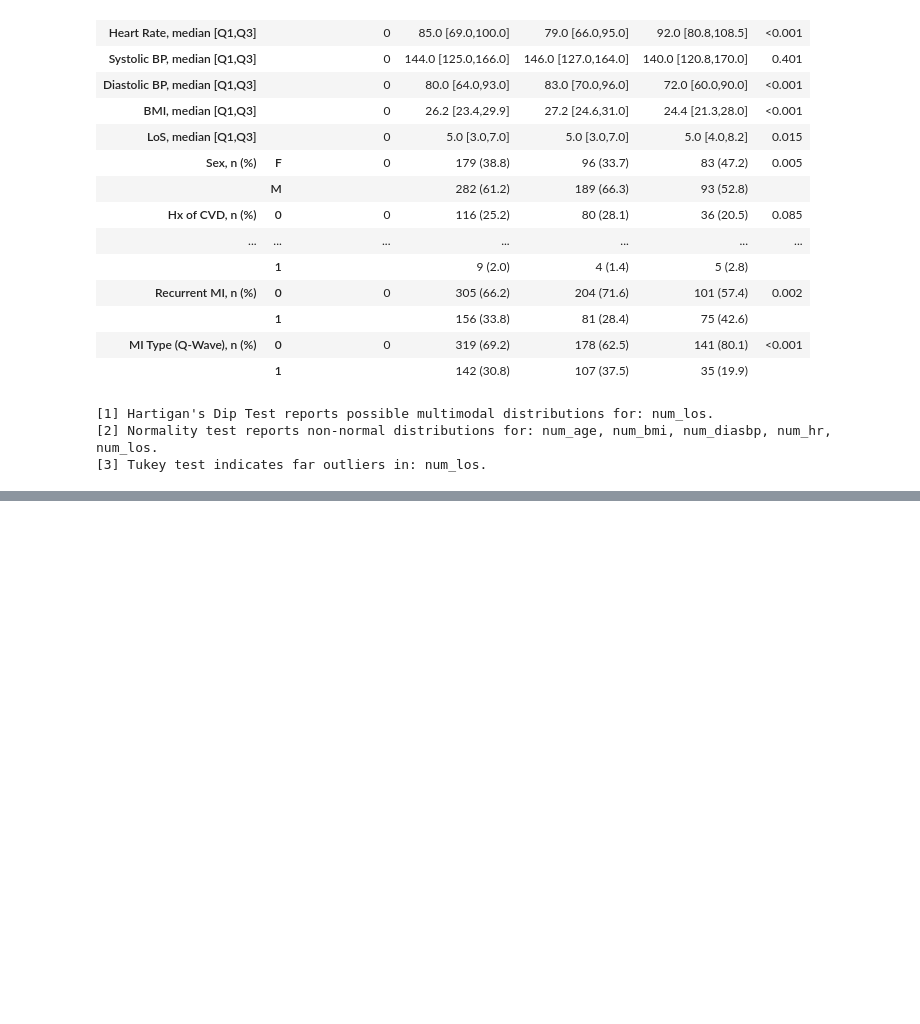
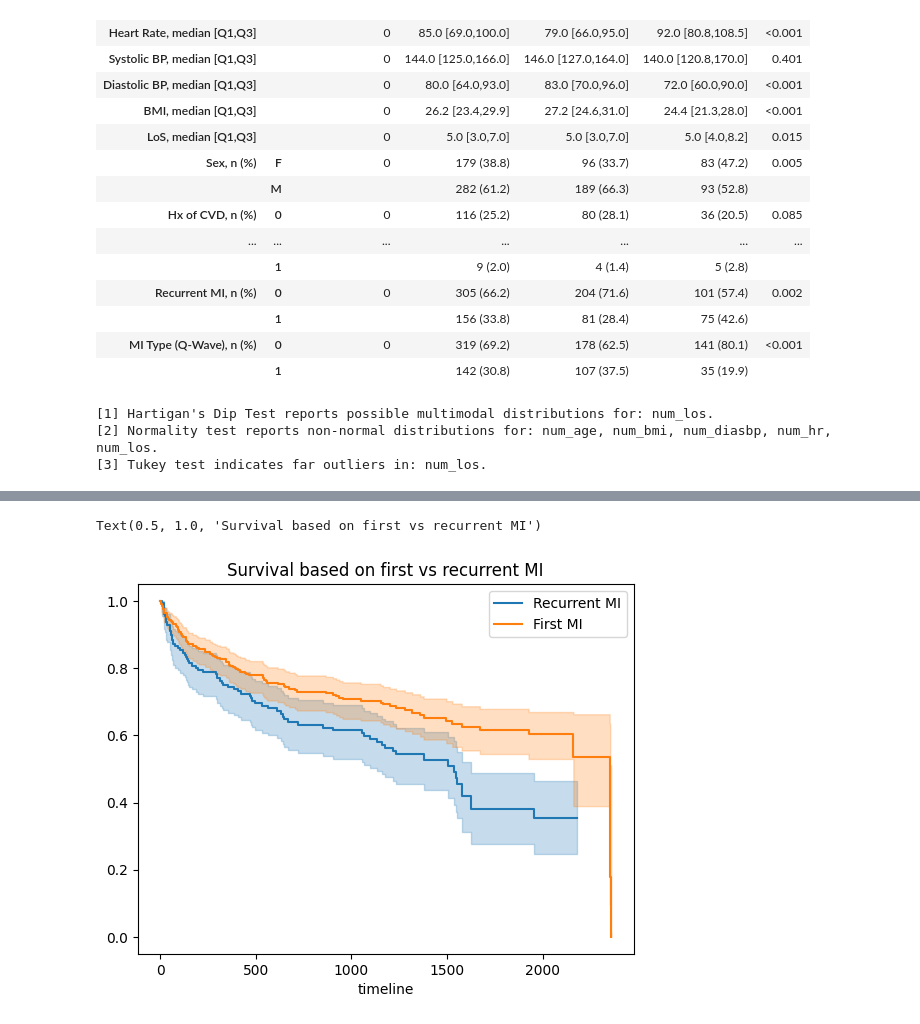
Before and after one commit to vinyasHarish95/Survival-Sandbox, a Jupyter notebook: SimpleSurvival-WHAS500.ipynb, the cells around one changed output, grey strips where cells are left out. Cells and saved outputs as stored; diff of their text form; code cells hidden in the pictures; blank space fills up the shorter version.

```diff
--- a/SimpleSurvival-WHAS500.ipynb
+++ b/SimpleSurvival-WHAS500.ipynb
@@ -80,0 +97,20 @@ tableOne
+# %%
+# Compare survival based on first vs recurrent MI
+recurrentMI = plt.subplot(111)
+
+pts_recurrentMI = (whas500["fac_miord"] == "1")
+
+kmf.fit(durations = whas500[pts_recurrentMI]['time'],
+        event_observed = whas500[pts_recurrentMI]['event'],
+        label="Recurrent MI")
+kmf.plot_survival_function(ax=recurrentMI)
+
+kmf.fit(durations = whas500[~pts_recurrentMI]['time'],
+        event_observed = whas500[~pts_recurrentMI]['event'],
+        label="First MI")
+kmf.plot_survival_function(ax=recurrentMI)
+
+plt.title("Survival based on first vs recurrent MI")
+# %% [output]
+Text(0.5, 1.0, 'Survival based on first vs recurrent MI')
+[figure, added]
```
Also changed, not shown: parts of 5 cells of this notebook.
